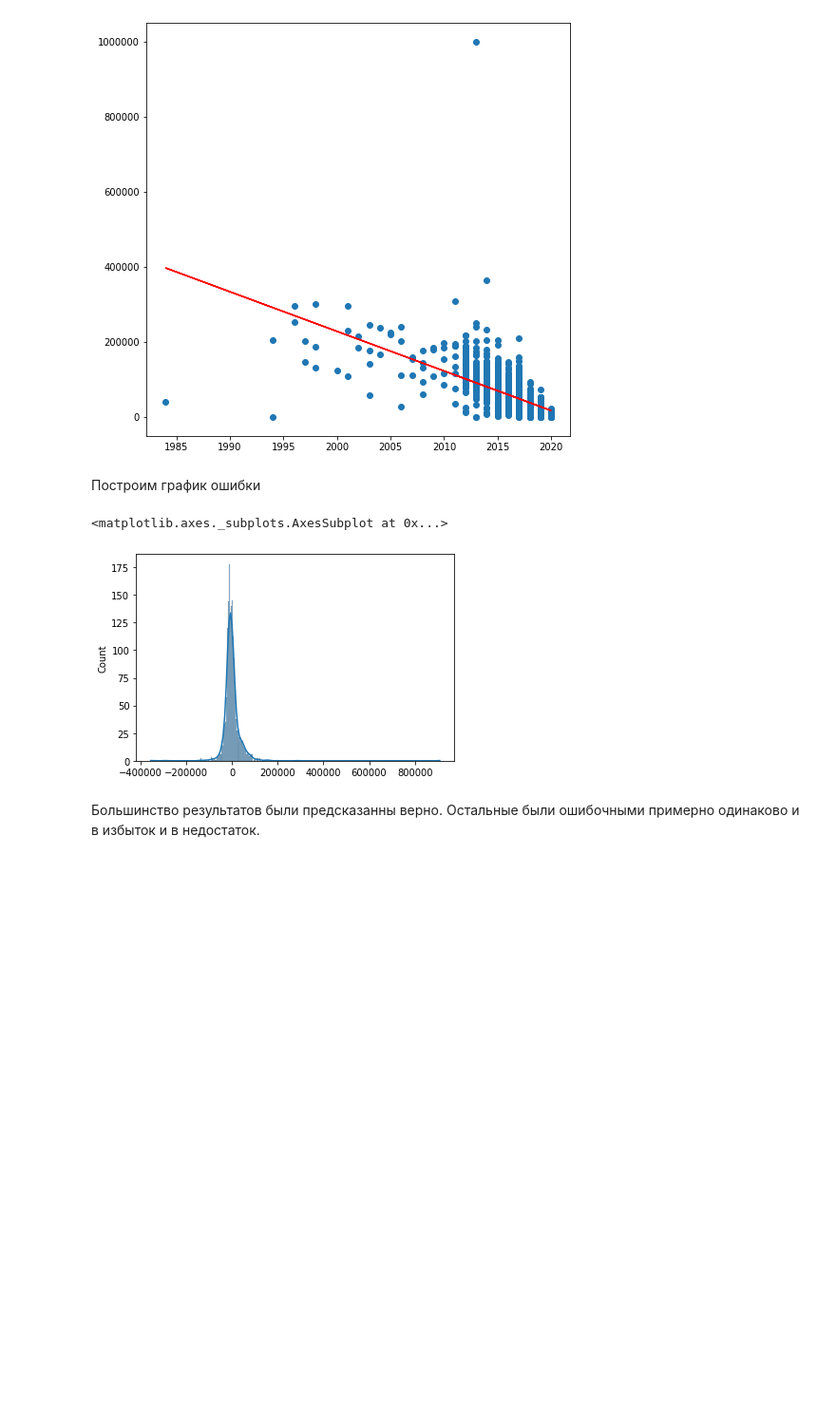
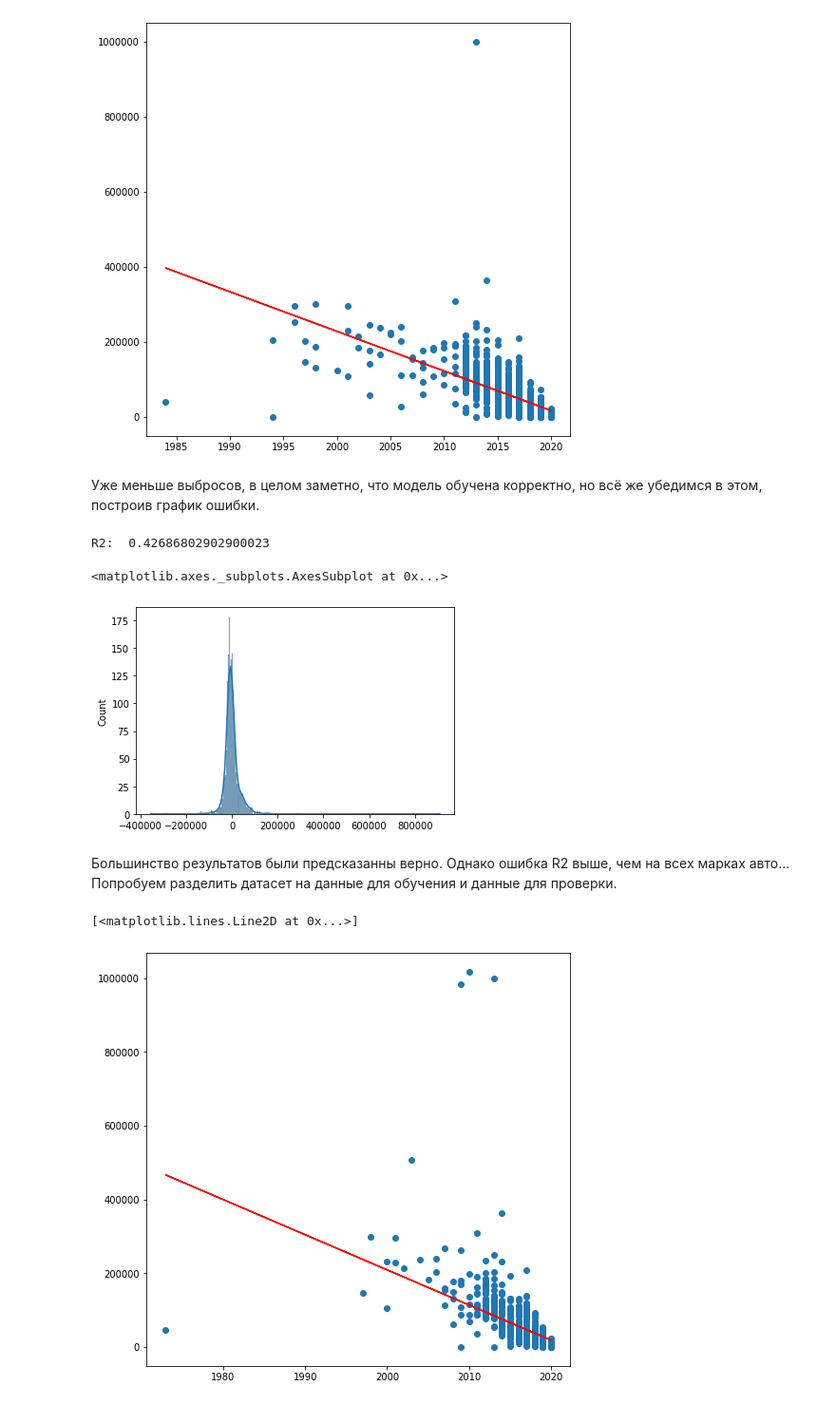
Before and after one commit to Aladiev/data-mining, a Jupyter notebook: linear-regression.ipynb, the cells around one changed output. Shown: that part at 95% size. Saved outputs shown, nothing was run; the diff lists cells and outputs as text; code cells hidden in the pictures; blank space fills up the shorter version.

```diff
--- a/linear-regression.ipynb
+++ b/linear-regression.ipynb
@@ -45,14 +50,29 @@ plt.plot(x2, y2_pred, color='r')
 # %% [output]
 [<matplotlib.lines.Line2D at 0x...>]
 [figure]
-# %% [markdown]
-Построим график ошибки
+# %% [markdown]
+Уже меньше выбросов, в целом заметно, что модель обучена корректно, но всё же убедимся в этом, построив график ошибки.
 # %%
 errors2 = y2 - y2_pred
 
+print('R2: ', r2_score(y2, y2_pred))
+
 sns.histplot(data=errors2, kde=True)
 # %% [output]
-<matplotlib.axes._subplots.AxesSubplot at 0x...>
+R2:  0.42686802902900023
+<matplotlib.axes._subplots.AxesSubplot at 0x...>
 [figure]
-# %% [markdown]
-Большинство результатов были предсказанны верно. Остальные были ошибочными примерно одинаково и в избыток и в недостаток.
+# %% [markdown]
+Большинство результатов были предсказанны верно. Однако ошибка R2 выше, чем на всех марках авто... Попробуем разделить датасет на данные для обучения и данные для проверки.
+# %%
+x_train, x_test, y_train, y_test = train_test_split(x, y, test_size = 0.33)
+
+model = LinearRegression().fit(x_train, y_train)
+
+y_pred_test = model.predict(x_test.reshape(-1, 1))
+plt.figure(figsize=(8, 8))
+plt.scatter(x_test, y_test)
+plt.plot(x_test, y_pred_test, color='r')
+# %% [output]
+[<matplotlib.lines.Line2D at 0x...>]
+[figure, added]
```
Also changed, not shown: parts of 10 cells of this notebook.
